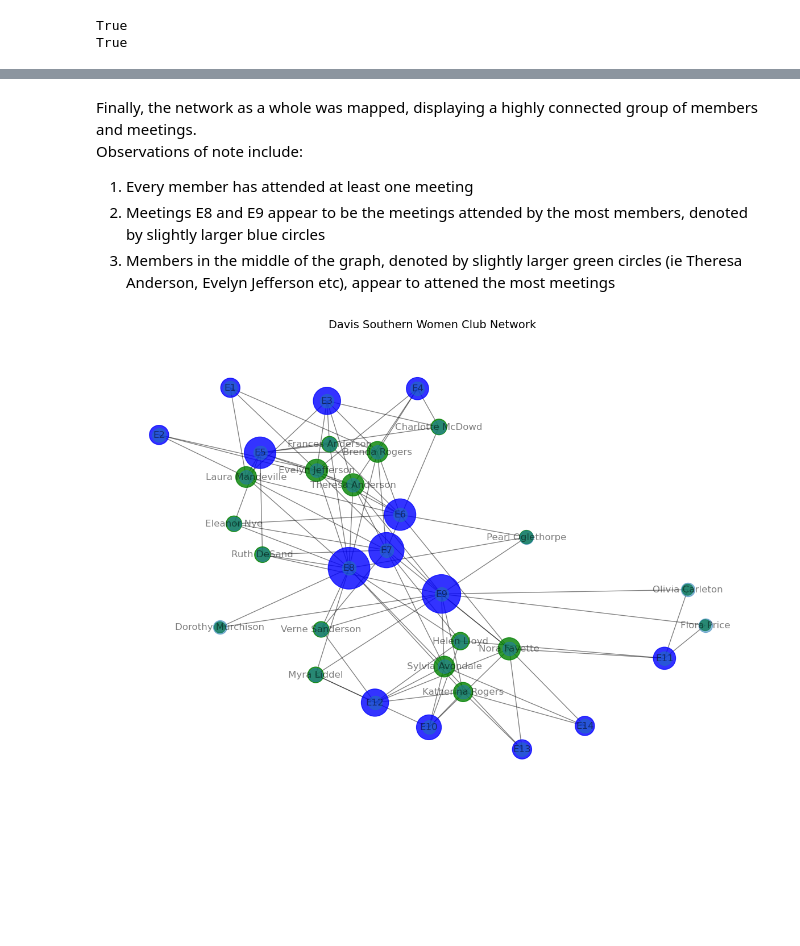
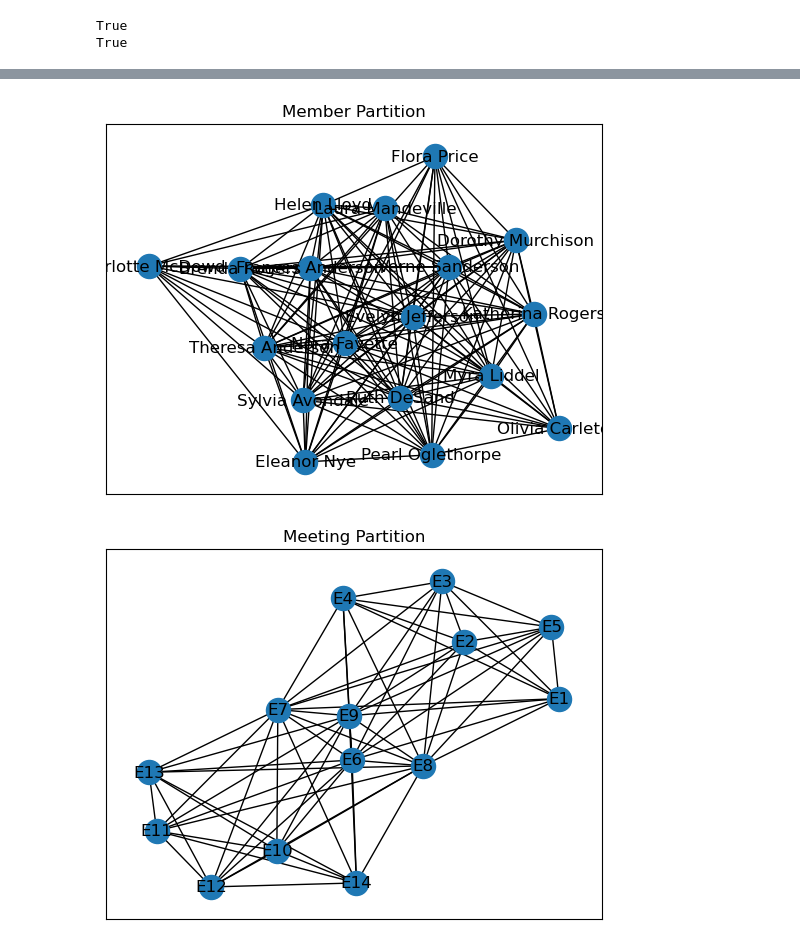
Before and after one commit to justinm0rgan/webanalytics, a Jupyter notebook: Week_3_Part_2_Assignment_Datasets.ipynb, the cells around one changed output, grey strips where cells are left out. Drawn from its saved outputs; the diff is of its cells as text; code cells hidden in the pictures; blank space fills up the shorter version.

```diff
--- a/Week_3_Part_2_Assignment_Datasets.ipynb
+++ b/Week_3_Part_2_Assignment_Datasets.ipynb
@@ -92,33 +120,17 @@ plt.show()
-# %% [markdown]
-Finally, the network as a whole was mapped, displaying a highly connected group of members and meetings.
-Observations of note include:
-1. Every member has attended at least one meeting
-2. Meetings E8 and E9 appear to be the meetings attended by the most members, denoted by slightly larger blue circles
-3. Members in the middle of the graph, denoted by slightly larger green circles (ie Theresa Anderson, Evelyn Jefferson etc), appear to attened the most meetings
-# %%
-pos = nx.spring_layout(G)
-
-degree_centrality_graph=nx.spring_layout (G)
-women_degree_cent=nx.degree(G,women)
-clubs_degree_cent =nx.degree(G,clubs)
-plt.figure(1,figsize=(15,10))
-plt.axis('off')
-
-nx.draw_networkx_nodes(G,pos,
-                       nodelist=women,
-                       node_color='g',
-                       node_size=[v * 100 for v in dict(women_degree_cent).values()],
-                   alpha=0.8)
-
-
-nx.draw_networkx_nodes(G,pos,
-                       nodelist=clubs,
-                       node_color='b',
-                       node_size=[v * 200 for v in dict(clubs_degree_cent).values()],
-                   alpha=0.8)
-
-plt.text(0.5, 1.05, "Davis Southern Women Club Network", fontsize=14, ha='center', transform=plt.gca().transAxes)
-nx.draw_networkx(G,pos,width=1.0,alpha=0.5)
-# %% [output]
-[figure, removed]
+# %%
+women_graph = bipartite.projected_graph(G, women)
+pos = nx.spring_layout(women_graph)
+nx.draw_networkx(women_graph, pos=pos, with_labels=True)
+plt.title("Member Partition")
+plt.show()
+
+
+club_graph = bipartite.projected_graph(G, clubs)
+pos = nx.spring_layout(club_graph)
+nx.draw_networkx(club_graph, pos=pos, with_labels=True)
+plt.title("Meeting Partition")
+plt.show()
+# %% [output]
+[figure, added]
+[figure, added]
 # %% [markdown]
```
Also changed, not shown: parts of 23 cells of this notebook, 1 other file.
